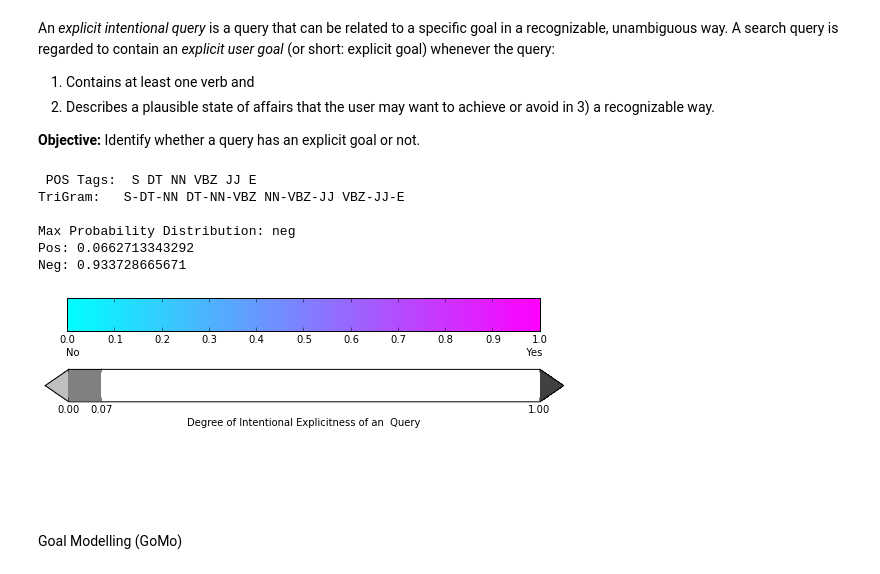
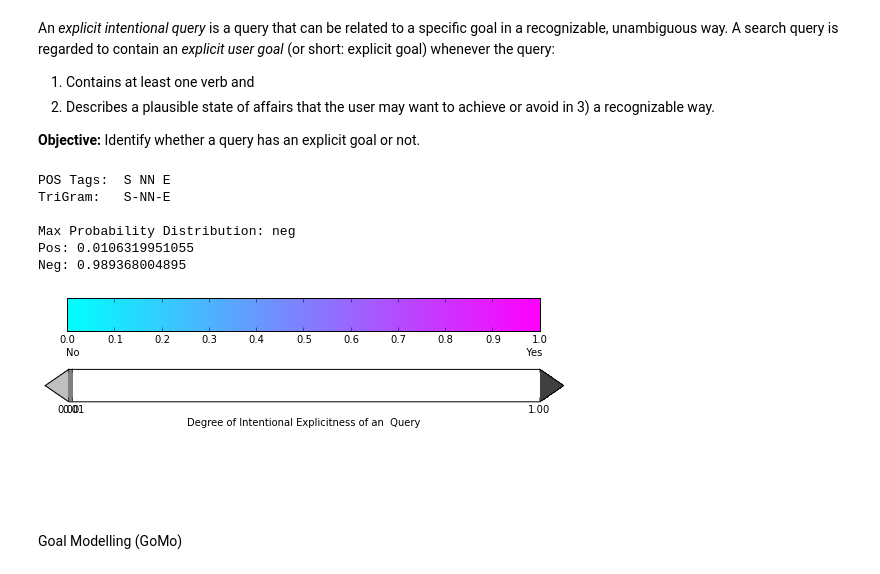
Before and after one commit to ljsou/QueryAnalyzer, a Jupyter notebook: QueryAnalyzer.ipynb, the cells around one changed output. Drawn from its saved outputs; the diff is of its cells as text; code cells hidden in the pictures.

```diff
--- a/QueryAnalyzer.ipynb
+++ b/QueryAnalyzer.ipynb
@@ -11,19 +11,19 @@ An <i>explicit intentional query</i> is a query that can be related to a specifi
 # %%
 import goalAnalyzer as ga
 path = "/media/University/UniversityDisc/2-Master/MasterThesis/EjecucionTesis/Desarrollo/PythonProjects/QueryAnalyzer/Models/"
 classifier_name = "my_classifier_v3.pickle"
 cl = ga.loadTrainedClassifier(path + classifier_name)
-query = "the sky is blue"
+query = "car"
 prob_dist_max, tag = ga.testQuery(cl, query)
 ga.viewProbabilityDistribution(prob_dist_max, tag)
 # %% [output]
- POS Tags:  S DT NN VBZ JJ E
-TriGram:   S-DT-NN DT-NN-VBZ NN-VBZ-JJ VBZ-JJ-E
+POS Tags:  S NN E
+TriGram:   S-NN-E
 
 Max Probability Distribution: neg
-Pos: 0.0662713343292
-Neg: 0.933728665671
+Pos: 0.0106319951055
+Neg: 0.989368004895
-[figure, old version]
+[figure, new version]
 # %% [markdown]
 # <br />
 Goal Modelling (GoMo)
```
Also changed, not shown: parts of 15 cells of this notebook.
